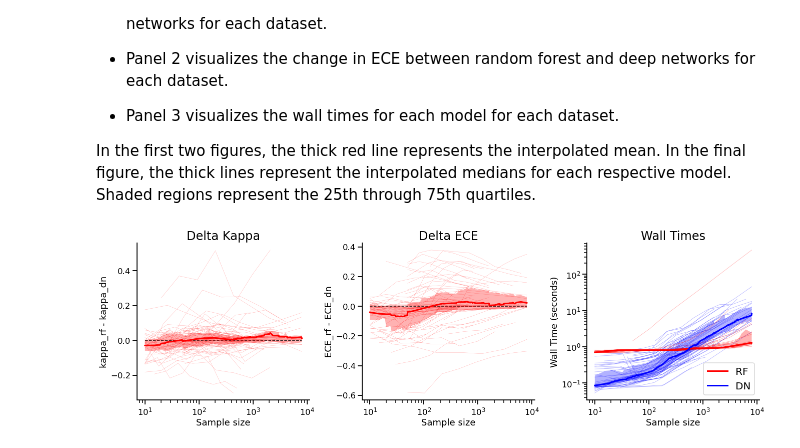
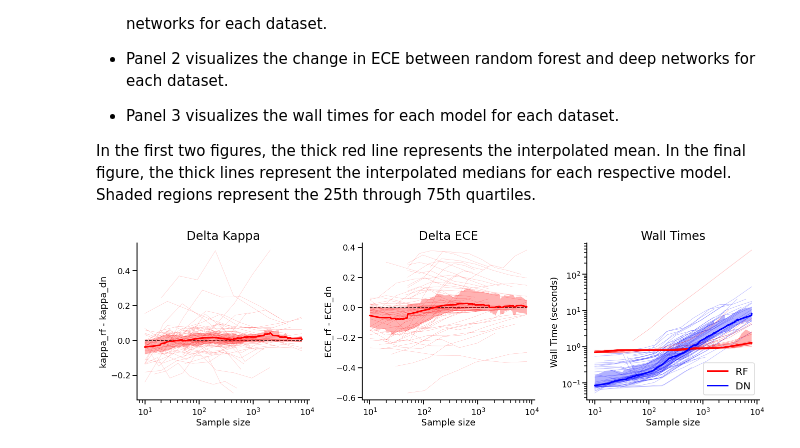
Before and after one commit to neurodata/df-dn-paper, a Jupyter notebook: tabular/cc18_figure.ipynb, the cells around one changed output. Saved outputs shown, nothing was run; the diff lists cells and outputs as text; code cells hidden in the pictures.

```diff
--- a/tabular/cc18_figure.ipynb
+++ b/tabular/cc18_figure.ipynb
@@ -33,6 +33,11 @@ full_dataset_dn_scores_kappa = load_result("results/cc18_dn_kappa.txt")
 full_dataset_rf_scores_ece = load_result("results/cc18_rf_ece.txt")
 full_dataset_dn_scores_ece = load_result("results/cc18_dn_ece.txt")
 
+full_dataset_rf_scores_kappa_10000 = load_result("results/cc18_rf_kappa_10000_cutoff.txt")
+full_dataset_dn_scores_kappa_10000 = load_result("results/cc18_dn_kappa_10000_cutoff.txt")
+full_dataset_rf_scores_ece_10000 = load_result("results/cc18_rf_ece_10000_cutoff.txt")
+full_dataset_dn_scores_ece_10000 = load_result("results/cc18_dn_ece_10000_cutoff.txt")
+
 # Load model wall times
 rf_times = load_result("results/cc18_rf_times.txt")
 dn_times = load_result("results/cc18_dn_times.txt")
@@ -66,8 +71,8 @@ total_sets = full_dataset_rf_scores_kappa.shape[0] / 8
 rfdn_difference = np.zeros((int(total_sets), 8))
 
 for dataset in range(int(total_sets)):
-    rf = full_dataset_rf_scores_kappa[dataset * 8 : dataset * 8 + 8, :]
-    dn = full_dataset_dn_scores_kappa[dataset * 8 : dataset * 8 + 8, :]
+    rf = full_dataset_rf_scores_kappa_10000[dataset * 8 : dataset * 8 + 8, :]
+    dn = full_dataset_dn_scores_kappa_10000[dataset * 8 : dataset * 8 + 8, :]
 
     dn_evolution_mean = np.mean(dn, axis=1)
     rf_evolution_mean = np.mean(rf, axis=1)
@@ -125,8 +130,8 @@ total_sets = full_dataset_rf_scores_ece.shape[0] / 8
 rfdn_difference = np.zeros((int(total_sets), 8))
 
 for dataset in range(int(total_sets)):
-    rf = full_dataset_rf_scores_ece[dataset * 8 : dataset * 8 + 8, :]
-    dn = full_dataset_dn_scores_ece[dataset * 8 : dataset * 8 + 8, :]
+    rf = full_dataset_rf_scores_ece_10000[dataset * 8 : dataset * 8 + 8, :]
+    dn = full_dataset_dn_scores_ece_10000[dataset * 8 : dataset * 8 + 8, :]
 
     dn_evolution_mean = np.mean(dn, axis=1)
     rf_evolution_mean = np.mean(rf, axis=1)
@@ -241,32 +246,33 @@ for difference in range(int(total_sets)):
     ax.plot(
         full_dataset_all_sample_sizes[difference],
         dn_times_tot[difference, :],
         c="b",
         alpha=0.3,
         lw=0.8,
     )
     ax.set_xlabel("Sample size")
     ax.set_ylabel("Wall Time (seconds)")
     ax.set_xscale("log")
     ax.set_yscale("log")
     ax.set_title("Wall Times", fontsize=24)
     right_side = ax.spines["right"]
     right_side.set_visible(False)
     top_side = ax.spines["top"]
     top_side.set_visible(False)
 
 ax.hlines(0, 10, np.max(samples), colors="k", linestyles="dashed", linewidth=1.5)
 
 qunatiles = np.nanquantile(times_over_dataset_rf, [0.25, 0.75], axis=0)
 ax.fill_between(samples, qunatiles[0], qunatiles[1], facecolor="r", alpha=0.3)
 ax.plot(samples, np.nanmedian(times_over_dataset_rf, axis=0), c="r", lw=3, label="RF")
 
 qunatiles = np.nanquantile(times_over_dataset_dn, [0.25, 0.75], axis=0)
 ax.fill_between(samples, qunatiles[0], qunatiles[1], facecolor="b", alpha=0.3)
 ax.plot(samples, np.nanmedian(times_over_dataset_dn, axis=0), c="b", lw=3, label="DN")
 
 ax.legend(fontsize=20, loc="lower right")
 plt.tight_layout()
-plt.savefig("plots/cc18_experiment.png")
+# plt.savefig("plots/cc18_experiment.png")
+plt.savefig("plots/cc18_experiment_10000_cutoff.png")
 # %% [output]
-[figure, old version]
+[figure, new version]
```
Also changed, not shown: parts of 2 cells of this notebook, 3 other files.
